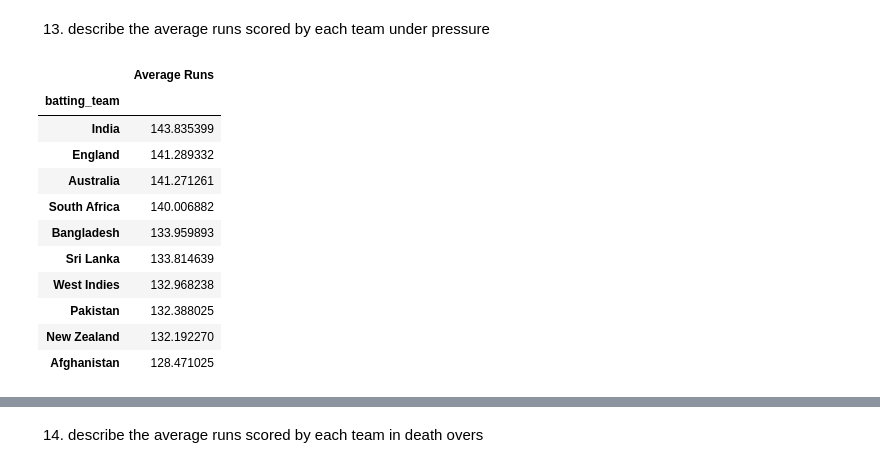
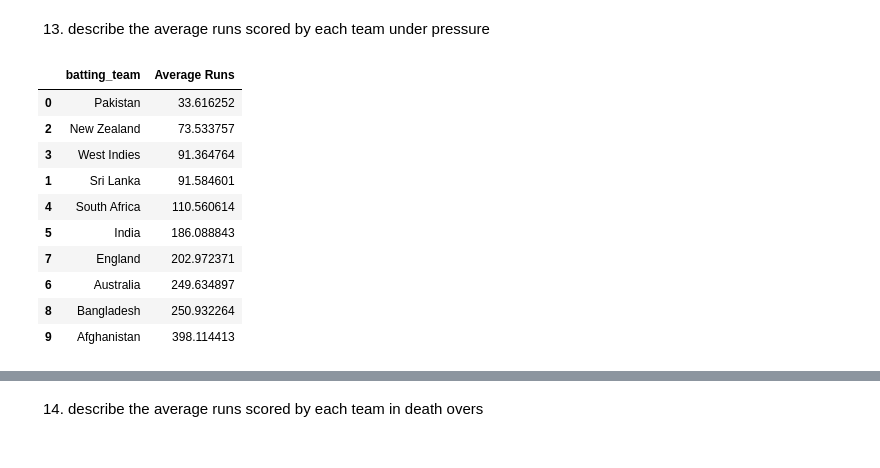
Before and after one commit to akbaranwer1234/Machine-Learning-Complete-Course, a Jupyter notebook: miniProject.ipynb, the cells around one changed output, grey strips where cells are left out. Saved outputs shown, nothing was run; the diff lists cells and outputs as text; code cells hidden in the pictures.

```diff
--- a/miniProject.ipynb
+++ b/miniProject.ipynb
@@ -549,21 +549,23 @@ pd.DataFrame(target, index=[1])
 13) describe the average runs scored by each team under pressure
 # %%
 filteredData = df[df['pressure'] == 1]
-averageRunsPerTeam = filteredData.groupby('batting_team')['final_score'].sum()
-averageMatchesPerTeam = filteredData['batting_team'].value_counts()
-averageRuns = pd.DataFrame(averageRunsPerTeam/averageMatchesPerTeam)
-filteredData = pd.DataFrame(averageRuns.sort_values(by=0, ascending=False))
-filteredData.rename(columns={0: 'Average Runs'})
+averageRunsPerTeam = filteredData.groupby('batting_team')['final_score'].sum().reset_index()
+
+averageMatchesPerTeam = filteredData['batting_team'].value_counts().reset_index()
+averageRuns = averageRunsPerTeam['final_score']/averageMatchesPerTeam['count']
+averageMatchesPerTeam['Average Runs'] = averageRuns
+filteredData = pd.DataFrame(averageMatchesPerTeam.sort_values(by='Average Runs', ascending=True))
+filteredData.drop(columns=['count'], inplace=True)
+filteredData
 # %% [output]
-|  | Average Runs |
-| batting_team |  |
-| India | 143.835399 |
-| England | 141.289332 |
-| Australia | 141.271261 |
-| South Africa | 140.006882 |
-| Bangladesh | 133.959893 |
-| Sri Lanka | 133.814639 |
-| West Indies | 132.968238 |
-| Pakistan | 132.388025 |
-| New Zealand | 132.192270 |
-| Afghanistan | 128.471025 |
+|  | batting_team | Average Runs |
+| 0 | Pakistan | 33.616252 |
+| 2 | New Zealand | 73.533757 |
+| 3 | West Indies | 91.364764 |
+| 1 | Sri Lanka | 91.584601 |
+| 4 | South Africa | 110.560614 |
+| 5 | India | 186.088843 |
+| 7 | England | 202.972371 |
+| 6 | Australia | 249.634897 |
+| 8 | Bangladesh | 250.932264 |
+| 9 | Afghanistan | 398.114413 |
```
Also changed, not shown: parts of 2 cells of this notebook, 1 other file.
